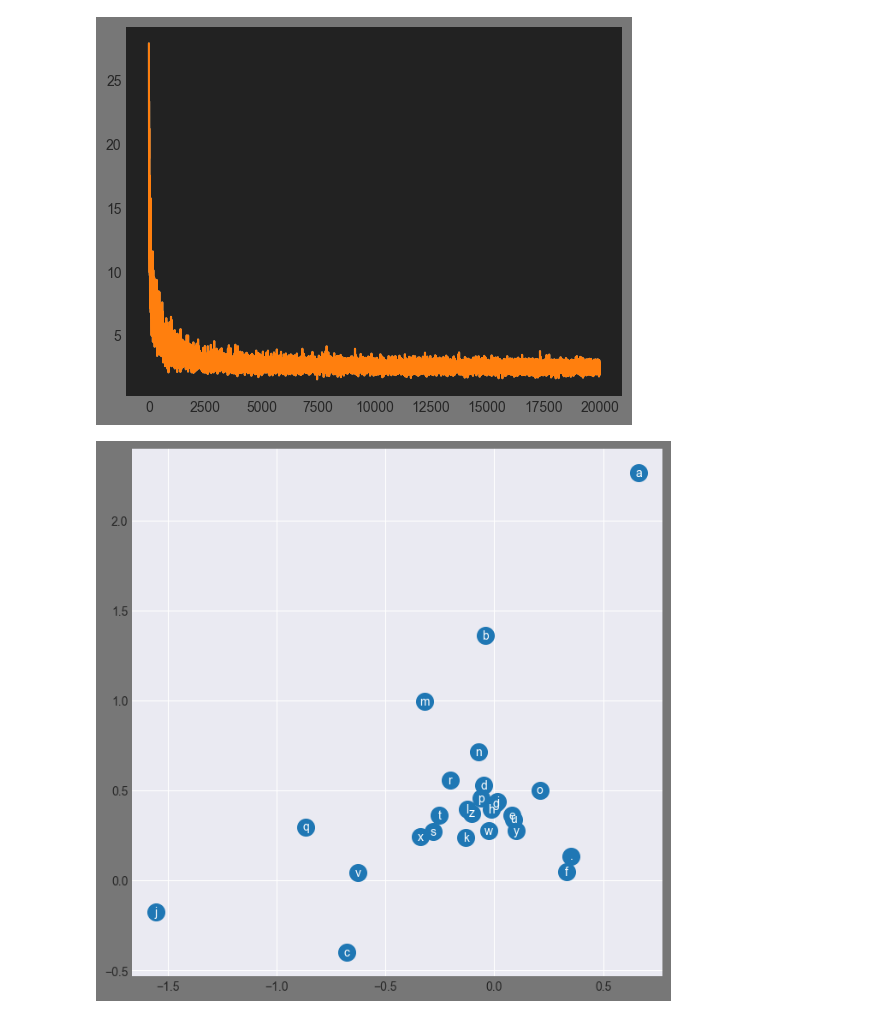
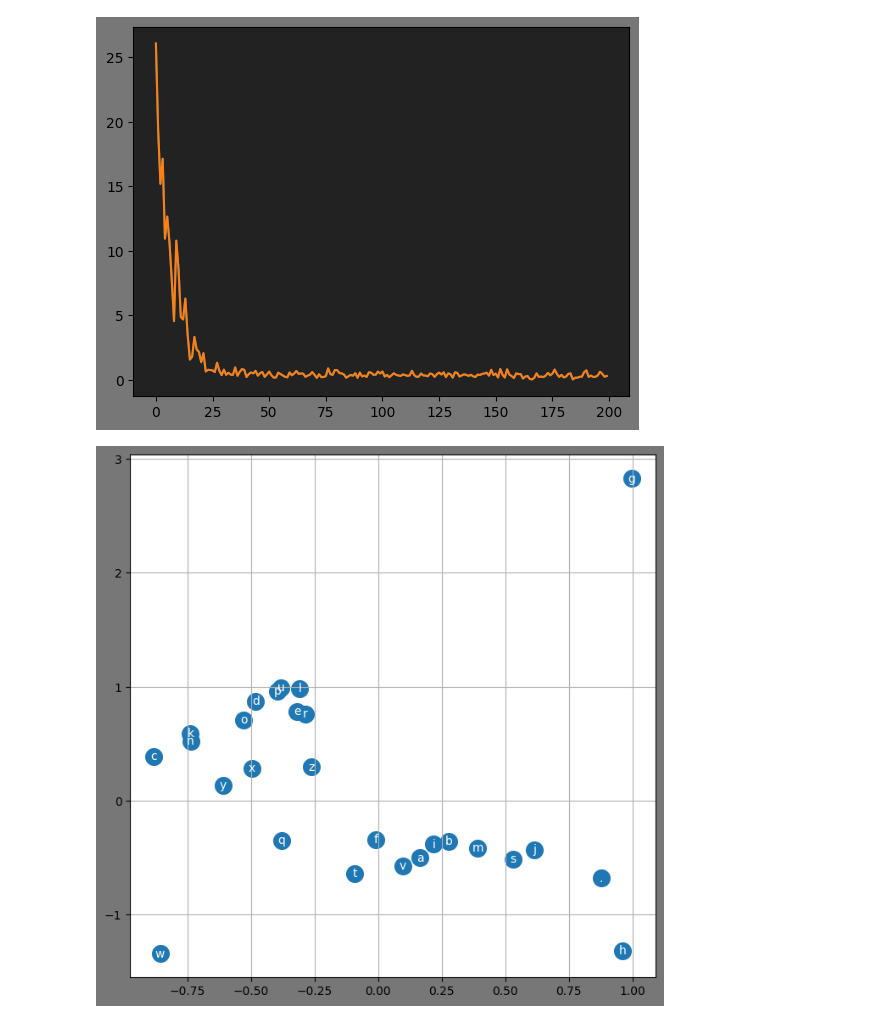
Before and after one commit to michal-minich/makemore-mm, a Jupyter notebook: my2.ipynb, the cells around one changed output. Saved outputs shown, nothing was run; the diff lists cells and outputs as text; code cells hidden in the pictures.

```diff
--- a/my2.ipynb
+++ b/my2.ipynb
@@ -127,16 +127,16 @@ rndSeed = 42
 contextSize = 3
 trRatio = 0.8
 devRatio = 0.9
-embeddingSize = 10 # the dimensionality of the character embedding vectors
+embeddingSize = 2 # the dimensionality of the character embedding vectors
 hiddenLayerSize = 200 # the number of neurons in the hidden layer of the MLP
-maxTrainingSteps = 20_000
+maxTrainingSteps = 20_0
 trainingBatchSize = 32
 rndSeed2 = 2147483647
 g = torch.Generator().manual_seed(rndSeed2)
 gSampling = torch.Generator().manual_seed(rndSeed2 + 10)
 
 
-words = readFileSplitByLine('names.txt')[:100000]
+words = readFileSplitByLine('names.txt')[:100]
 random.seed(rndSeed)
 random.shuffle(words)
 print('first few words:\n', words[:5])
@@ -159,16 +159,17 @@ print('vocabularySize:\n', vocabularySize)
 lenTrain = int(trRatio * lenWords)
 trWords = words[:lenTrain]
 trX, trY = buildDataSet(trWords, contextSize, stoi, itos)
+print('data set training:\n', lenTrain, trX.shape, trY.shape)
 
 lenDev = int(devRatio * lenWords)
 devWords = words[lenTrain:lenDev];
 devX, devY = buildDataSet(devWords, contextSize, stoi, itos)
+print('data set dev:\n', lenDev, devX.shape, devY.shape)
 
 lenTest = lenDev - lenTrain
 tstWords = words[lenDev:]
 tstX, tstY = buildDataSet(tstWords, contextSize, stoi, itos)
-
-print('lenTrain, lenDev, lenTest:\n', lenTrain, lenDev, lenTest)
+print('data set test:\n', lenTest, tstX.shape, tstY.shape)
 
 np = makeNetwork(g, vocabularySize, embeddingSize, contextSize, hiddenLayerSize)
 print('parametersCount:\n', sum(p.nelement() for p in np.all))
@@ -205,7 +206,8 @@ for i in range(maxTrainingSteps):
 
 print('emb.shape:\n', fr.emb.shape)
 print('h.shape:\n', fr.h.shape)
-print('logits.shape:\n', fr.logits.shape);
-print('loss:\n', fr.loss.item());
+print('logits.shape:\n', fr.logits.shape)
+print('loss:\n', fr.loss.item())
+#np.C[26,9]
 # %% [output]
 first few words:
@@ -233,17 +235,17 @@ ax.plot(stepi, lossi)
 ax.plot(stepi, lossi)
 plt.show()
 # %% [output]
-[figure, old version]
+[figure, new version]
 # %%
-dim = 4
+dim = 0
 fig = plt.figure(figsize=(8,8))
 fig.set_facecolor('#777777')
 sc = plt.scatter(np.C[:, dim].data, np.C[:,dim + 1].data, s=200)
 for i in range(np.C.shape[0]):
     plt.text(np.C[i, dim].item(), np.C[i, dim + 1].item(), itos[i], ha="center", va="center", color="white")
 plt.grid('minor')
 # %% [output]
-[figure, old version]
+[figure, new version]
 # %%
 sample(np, gSampling, contextSize, itos, 20)
 # %% [output]
```
Also changed, not shown: parts of 4 cells of this notebook, 1 other file.
